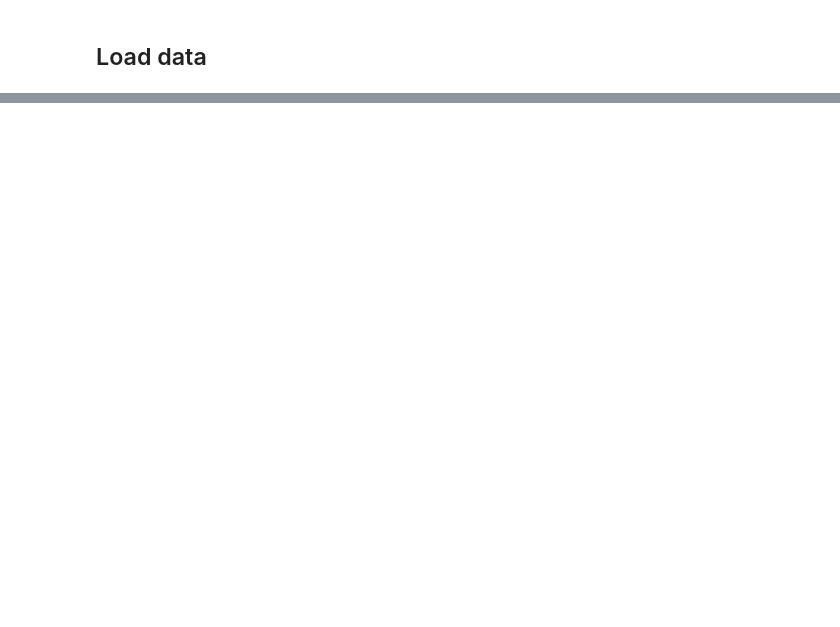
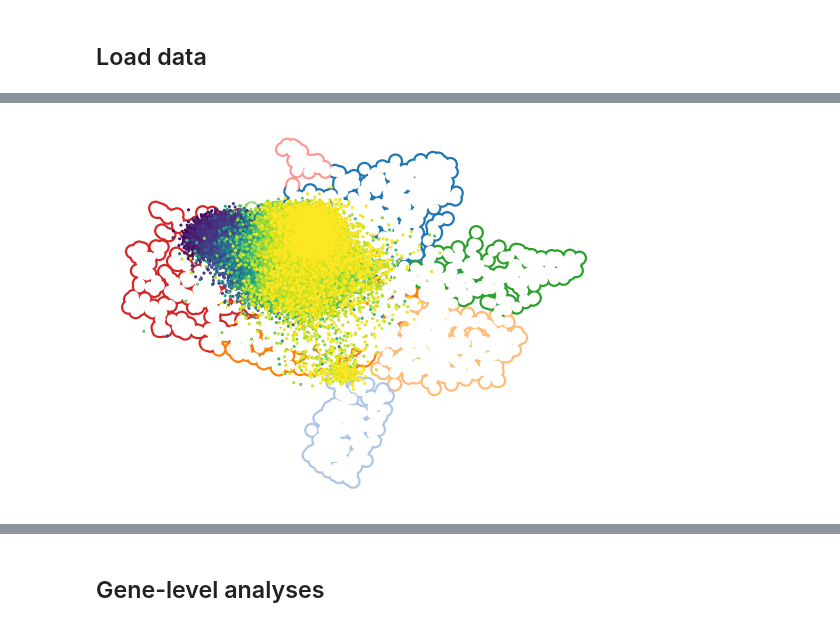
Before and after one commit to scDiffEq/scDiffEq, a Jupyter notebook: docs/source/_notebooks/quickstart.ipynb, the cells around one changed output, grey strips where cells are left out. Drawn from its saved outputs; the diff is of its cells as text; code cells hidden in the pictures; blank space fills up the shorter version.

```diff
--- a/docs/source/_notebooks/quickstart.ipynb
+++ b/docs/source/_notebooks/quickstart.ipynb
@@ -277,0 +175,7 @@ x_s = [
+# %%
+progenitor = (
+    adata.obs.loc[adata.obs["t"] == adata.obs["t"].min()]
+    .loc[adata.obs["cell_type"] == "HSC"]
+    .sample()
+)
+progenitor
@@ -277,0 +187,5 @@ x_s = [
+# %%
+adata_sim = sdq.tl.simulate(
+    adata, idx=progenitor.index, N=2000, diffeq=model.DiffEq, time_key="t"
+)
+print(adata_sim)
@@ -277,0 +213,4 @@ x_s = [
+# %%
+umap_model = sdq.io.read_pickle(
+    "/home/mvinyard/data/scdiffeq_data/human_hematopoiesis/human_hematopoiesis.umap_model.pkl"
+)
@@ -277,0 +221,2 @@ x_s = [
+# %%
+adata_sim.obsm["X_umap"] = umap_model.transform(adata_sim.X[:, :10])
@@ -277,0 +225,6 @@ x_s = [
+# %%
+cmap = {ct: cm.tab20.colors[i] for i, ct in enumerate(adata.obs["cell_type"].unique())}
+axes = cp.umap_manifold(adata, groupby="cell_type", c_background=cmap)
+axes = cp.umap(adata_sim, ax=axes[0], c=adata_sim.obs["t"], s=5)
+# %% [output]
+[figure, added]
@@ -277,0 +232,2 @@ x_s = [
+# %% [markdown]
+## Gene-level analyses
```
Also changed, not shown: parts of 75 cells of this notebook.
